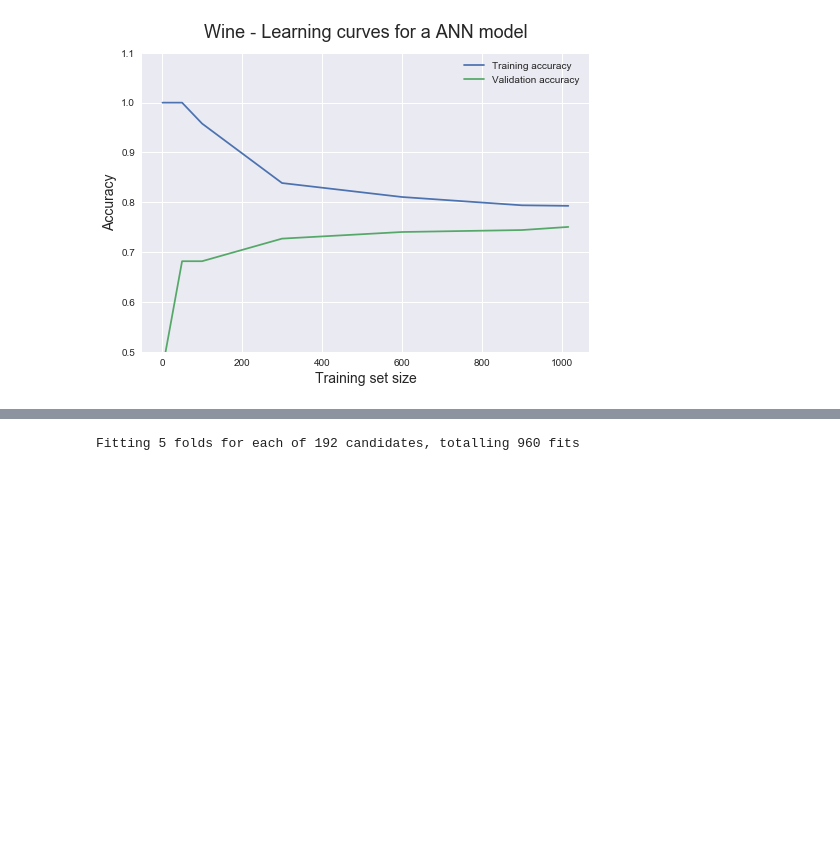
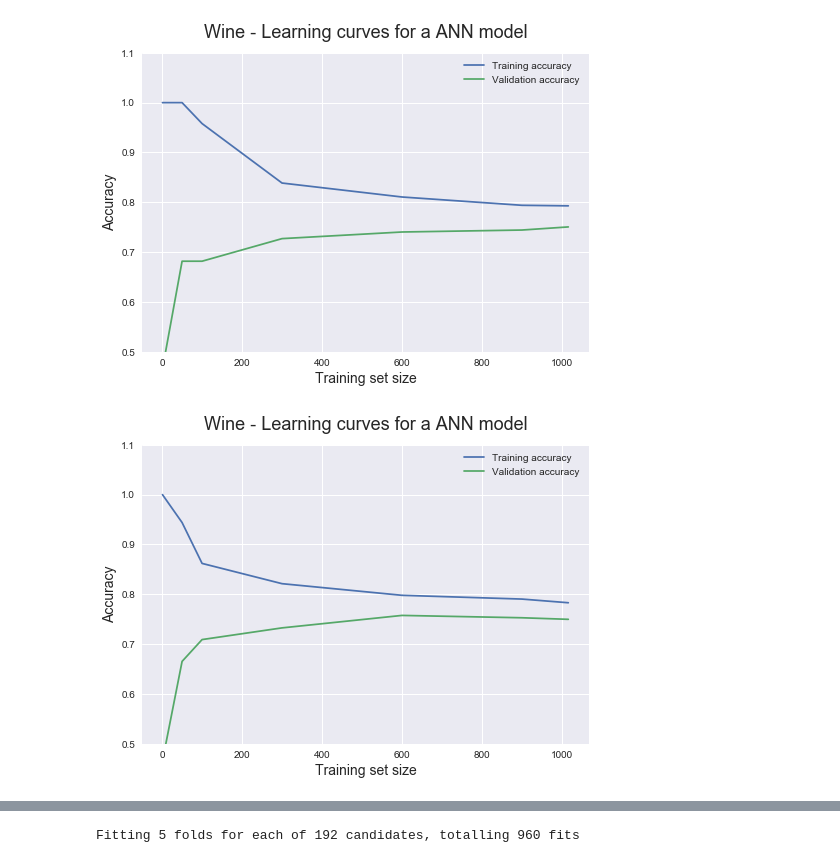
Before and after one commit to pshetty44/cs7641, a Jupyter notebook: assignment1/ML-Ass1-ANN.ipynb, the cells around one changed output, grey strips where cells are left out. Cells and saved outputs as stored; diff of their text form; code cells hidden in the pictures; blank space fills up the shorter version.

```diff
--- a/assignment1/ML-Ass1-ANN.ipynb
+++ b/assignment1/ML-Ass1-ANN.ipynb
@@ -165,3 +166,34 @@ plt.ylim(0.5,1.1)
 plt.show()
 # %% [output]
 [figure]
+# %%
+#learning curve
+
+train_sizes = [1,50, 100, 300, 600, 900, 1016]
+
+train_sizes, train_scores, validation_scores = learning_curve(
+               estimator = model, #grid_search_cv.best_estimator_,
+               X = X_train,
+               y = y_train,
+               train_sizes = train_sizes,
+               cv = 5,
+               scoring = 'accuracy')
+
+train_scores_mean = train_scores.mean(axis = 1)
+validation_scores_mean = validation_scores.mean(axis = 1)
+#print('Mean training scores\n\n', pd.Series(train_scores_mean, index = train_sizes))
+#print('\n', '-' * 20) # separator
+#print('\nMean validation scores\n\n',pd.Series(validation_scores_mean, index = train_sizes))
+
+
+plt.style.use('seaborn')
+plt.plot(train_sizes, train_scores_mean, label = 'Training accuracy')
+plt.plot(train_sizes, validation_scores_mean, label = 'Validation accuracy')
+plt.ylabel('Accuracy', fontsize = 14)
+plt.xlabel('Training set size', fontsize = 14)
+plt.title('Wine - Learning curves for a ANN model', fontsize = 18, y = 1.03)
+plt.legend()
+plt.ylim(0.5,1.1)
+plt.show()
+# %% [output]
+[figure, added]
```
Also changed, not shown: parts of 33 cells of this notebook, 2 other files.
